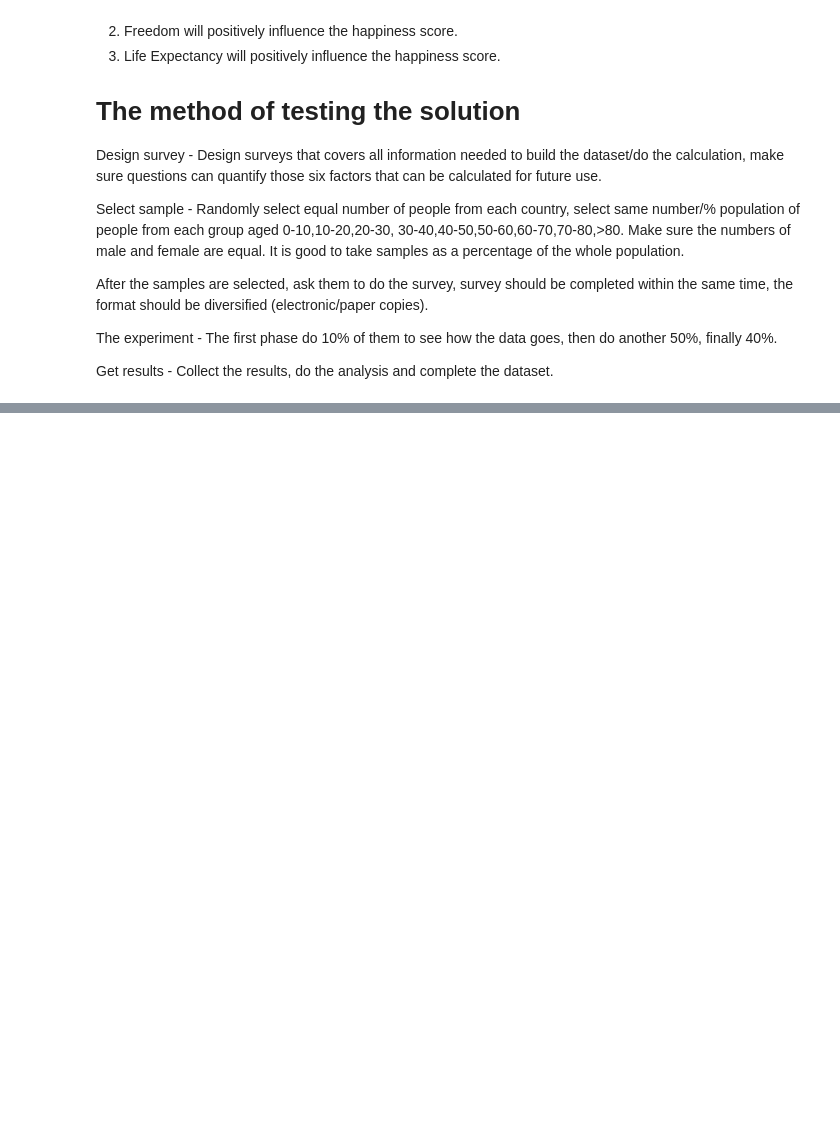
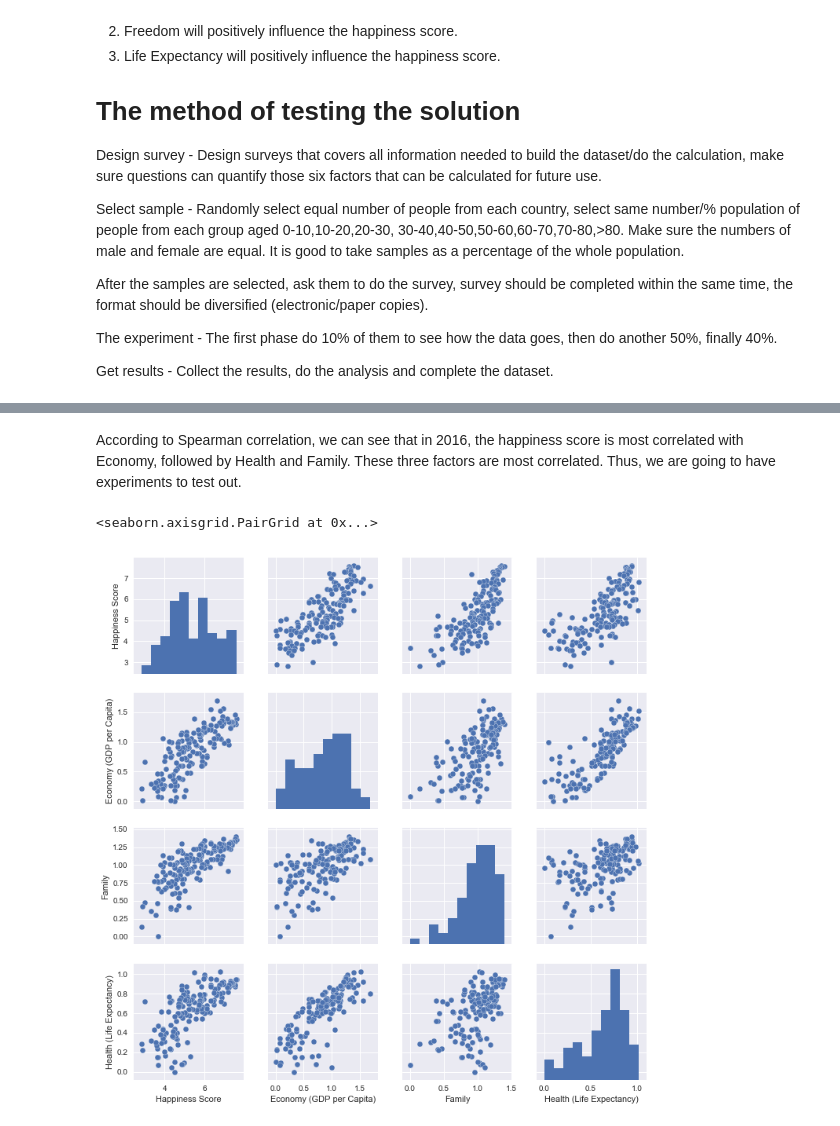
Before and after one commit to zhangtongds/Bootcamp-Data-Science, a Jupyter notebook: Unit 1 Capstone_Narrative analytics and experimentation.ipynb, the cells around one changed output, grey strips where cells are left out. Saved outputs shown, nothing was run; the diff lists cells and outputs as text; code cells hidden in the pictures; blank space fills up the shorter version.

```diff
--- a/Unit 1 Capstone_Narrative analytics and experimentation.ipynb
+++ b/Unit 1 Capstone_Narrative analytics and experimentation.ipynb
@@ -81,0 +69,7 @@ plt.show()
+# %% [markdown]
+According to Spearman correlation, we can see that in 2016, the happiness score is most correlated with Economy, followed by Health and Family. These three factors are most correlated. Thus, we are going to have experiments to test out.
+# %%
+sns.pairplot(df_2015[['Happiness Score','Economy (GDP per Capita)','Family','Health (Life Expectancy)']])
+# %% [output]
+<seaborn.axisgrid.PairGrid at 0x...>
+[figure, added]
```
Also changed, not shown: parts of 7 cells of this notebook.
